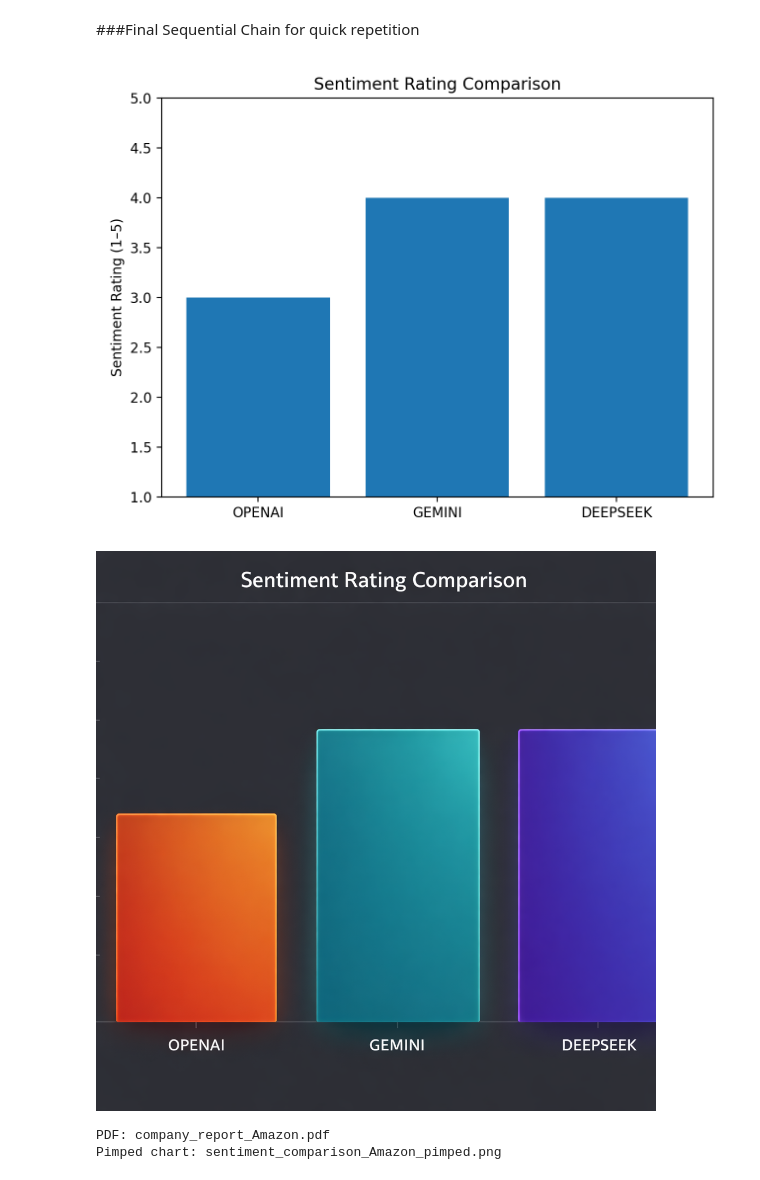
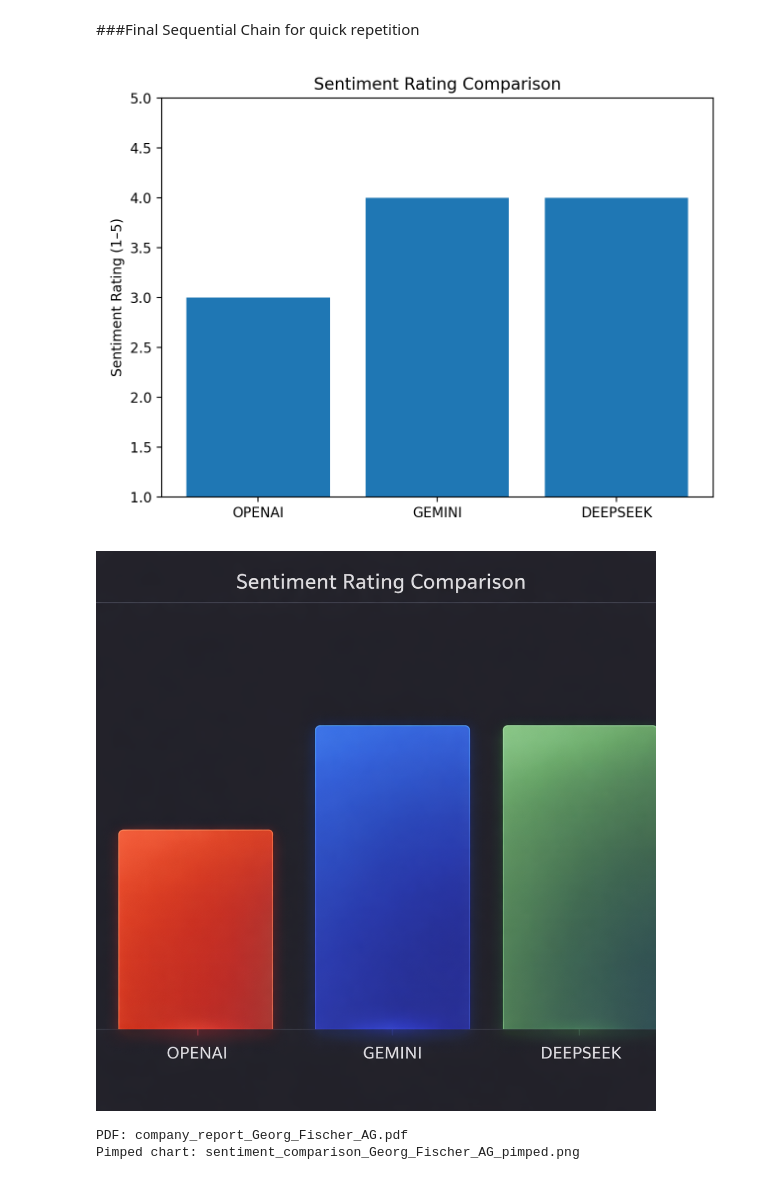
Before and after one commit to digichriz/EMBA2026-Lab, a Jupyter notebook: exam.ipynb, the cells around one changed output. Saved outputs shown, nothing was run; the diff lists cells and outputs as text; code cells hidden in the pictures.

```diff
--- a/exam.ipynb
+++ b/exam.ipynb
@@ -669,7 +665,7 @@ PDF saved to: company_report.pdf
 ###Final Sequential Chain for quick repetition
 # %%
 #Lets use another example user_input
-user_input = "Amazon"
+user_input = "Georg Fischer AG"
 
 
 web_search_step = RunnableLambda(
@@ -713,33 +709,33 @@ pimp_step = RunnableLambda(
 
 pdf_step = RunnableLambda(
     lambda x: {
         **x,
         "pdf_path": export_company_report_pdf(
             company_name=x["company"],
             results=x["results"],
             sentiments=x["sentiments"],
             chart_png_path=x["pimped_chart_png_path"],
             output_pdf_path=f"company_report_{x['company'].replace(' ','_')}.pdf"
         )
     }
 )
 
 pipeline = RunnableSequence(
     web_search_step,
     analysis_step,
     sentiment_step,
     chart_step,
     pimp_step,
     pdf_step
 )
 
 #This invokes our whole pipeline - pdf report with _company will be saved under files
 out = pipeline.invoke({"company": user_input})
 
 print("PDF:", out["pdf_path"])
 print("Pimped chart:", out["pimped_chart_png_path"])
 # %% [output]
 [figure]
-[figure, old version]
+[figure, new version]
-PDF: company_report_Amazon.pdf
-Pimped chart: sentiment_comparison_Amazon_pimped.png
+PDF: company_report_Georg_Fischer_AG.pdf
+Pimped chart: sentiment_comparison_Georg_Fischer_AG_pimped.png
```
Also changed, not shown: parts of 2 cells of this notebook.
